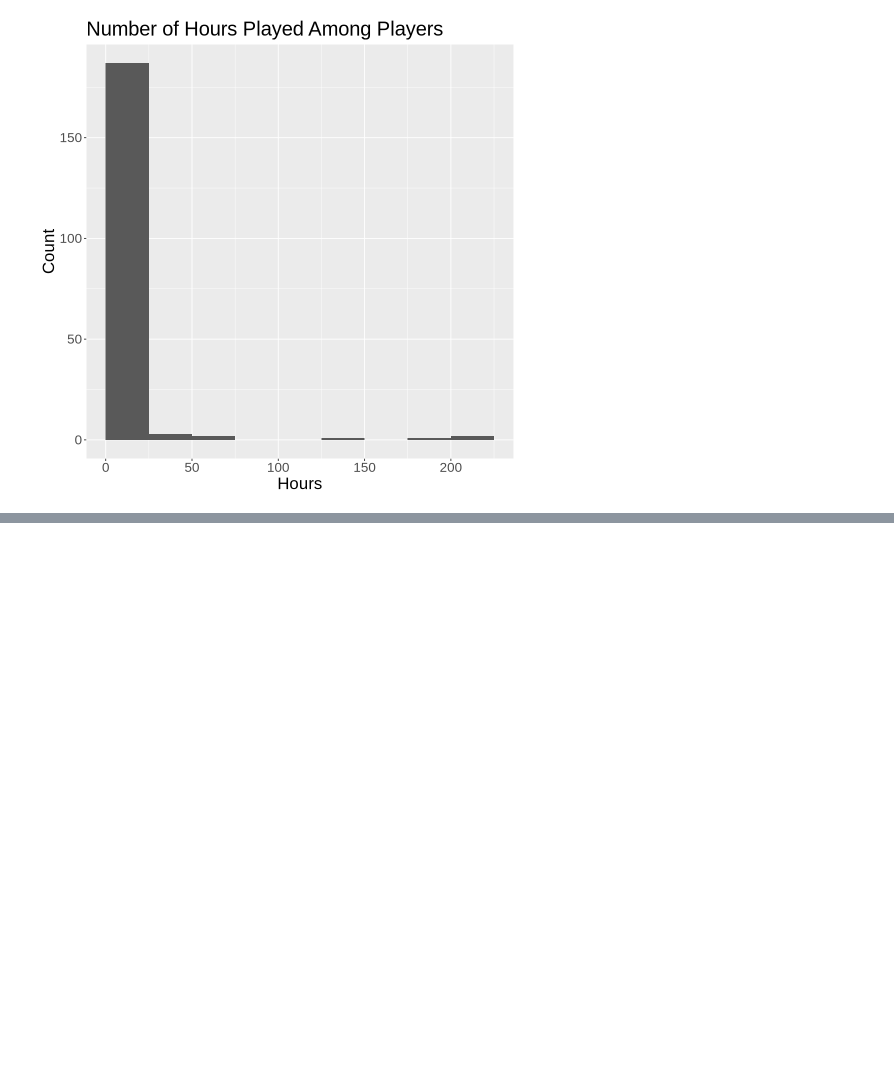
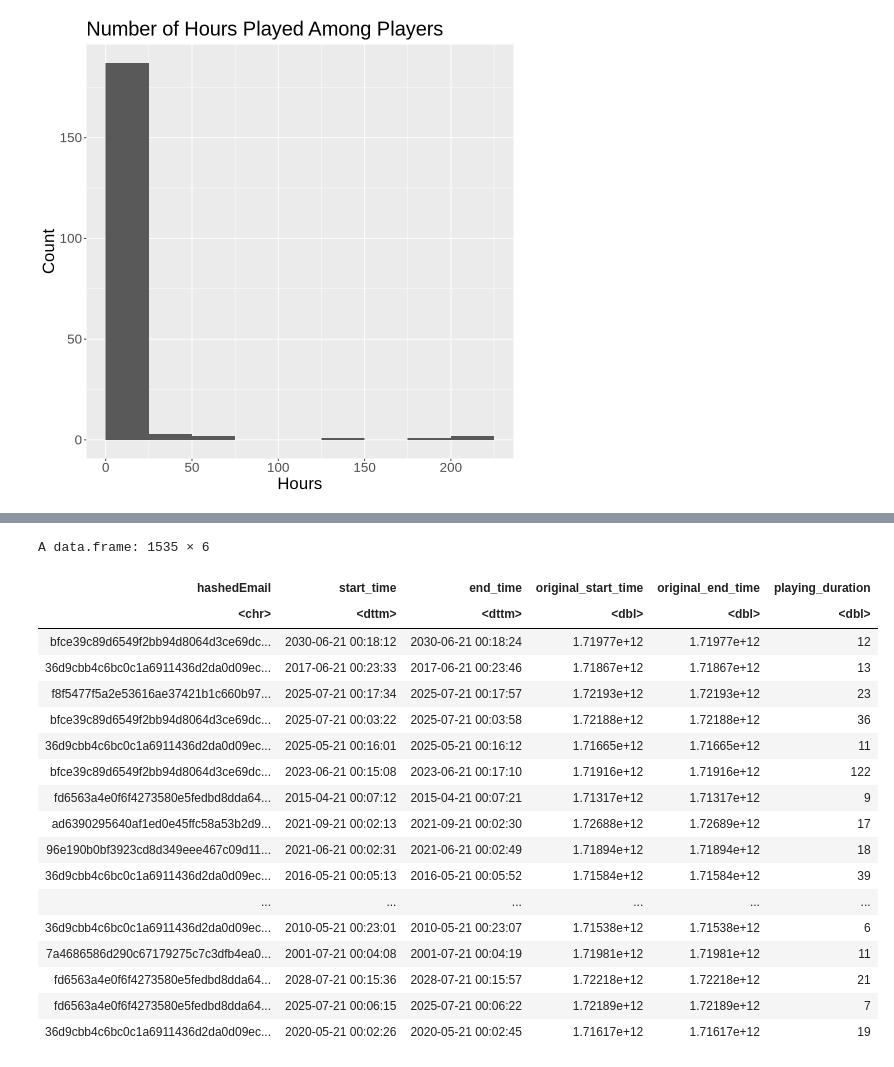
Before and after one commit to laurentang3/dsci-100-project-009-45, a Jupyter notebook: Individual Planning Stage.ipynb, the cells around one changed output, grey strips where cells are left out. Saved outputs shown, nothing was run; the diff lists cells and outputs as text; code cells hidden in the pictures; blank space fills up the shorter version.

```diff
--- a/Individual Planning Stage.ipynb
+++ b/Individual Planning Stage.ipynb
@@ -136,0 +169,27 @@ colnames(sessions)
+# %%
+# computing the duration of play for each session
+sessions_mutated <- sessions |>
+  mutate(start_time = ymd_hms(start_time),
+    end_time = ymd_hms(end_time)) |>
+    mutate(playing_duration = as.numeric(difftime(end_time, start_time, units = "secs")))
+sessions_mutated
+# %% [output]
+A data.frame: 1535 × 6
+| hashedEmail | start_time | end_time | original_start_time | original_end_time | playing_duration |
+| <chr> | <dttm> | <dttm> | <dbl> | <dbl> | <dbl> |
+| bfce39c89d6549f2bb94d8064d3ce69dc... | 2030-06-21 00:18:12 | 2030-06-21 00:18:24 | 1.71977e+12 | 1.71977e+12 | 12 |
+| 36d9cbb4c6bc0c1a6911436d2da0d09ec... | 2017-06-21 00:23:33 | 2017-06-21 00:23:46 | 1.71867e+12 | 1.71867e+12 | 13 |
+| f8f5477f5a2e53616ae37421b1c660b97... | 2025-07-21 00:17:34 | 2025-07-21 00:17:57 | 1.72193e+12 | 1.72193e+12 | 23 |
+| bfce39c89d6549f2bb94d8064d3ce69dc... | 2025-07-21 00:03:22 | 2025-07-21 00:03:58 | 1.72188e+12 | 1.72188e+12 | 36 |
+| 36d9cbb4c6bc0c1a6911436d2da0d09ec... | 2025-05-21 00:16:01 | 2025-05-21 00:16:12 | 1.71665e+12 | 1.71665e+12 | 11 |
+| bfce39c89d6549f2bb94d8064d3ce69dc... | 2023-06-21 00:15:08 | 2023-06-21 00:17:10 | 1.71916e+12 | 1.71916e+12 | 122 |
+| fd6563a4e0f6f4273580e5fedbd8dda64... | 2015-04-21 00:07:12 | 2015-04-21 00:07:21 | 1.71317e+12 | 1.71317e+12 | 9 |
+| ad6390295640af1ed0e45ffc58a53b2d9... | 2021-09-21 00:02:13 | 2021-09-21 00:02:30 | 1.72688e+12 | 1.72689e+12 | 17 |
+| 96e190b0bf3923cd8d349eee467c09d11... | 2021-06-21 00:02:31 | 2021-06-21 00:02:49 | 1.71894e+12 | 1.71894e+12 | 18 |
+| 36d9cbb4c6bc0c1a6911436d2da0d09ec... | 2016-05-21 00:05:13 | 2016-05-21 00:05:52 | 1.71584e+12 | 1.71584e+12 | 39 |
+| ... | ... | ... | ... | ... | ... |
+| 36d9cbb4c6bc0c1a6911436d2da0d09ec... | 2010-05-21 00:23:01 | 2010-05-21 00:23:07 | 1.71538e+12 | 1.71538e+12 | 6 |
+| 7a4686586d290c67179275c7c3dfb4ea0... | 2001-07-21 00:04:08 | 2001-07-21 00:04:19 | 1.71981e+12 | 1.71981e+12 | 11 |
+| fd6563a4e0f6f4273580e5fedbd8dda64... | 2028-07-21 00:15:36 | 2028-07-21 00:15:57 | 1.72218e+12 | 1.72218e+12 | 21 |
+| fd6563a4e0f6f4273580e5fedbd8dda64... | 2025-07-21 00:06:15 | 2025-07-21 00:06:22 | 1.72189e+12 | 1.72189e+12 | 7 |
+| 36d9cbb4c6bc0c1a6911436d2da0d09ec... | 2020-05-21 00:02:26 | 2020-05-21 00:02:45 | 1.71617e+12 | 1.71617e+12 | 19 |
```
Also changed, not shown: parts of 7 cells of this notebook.
